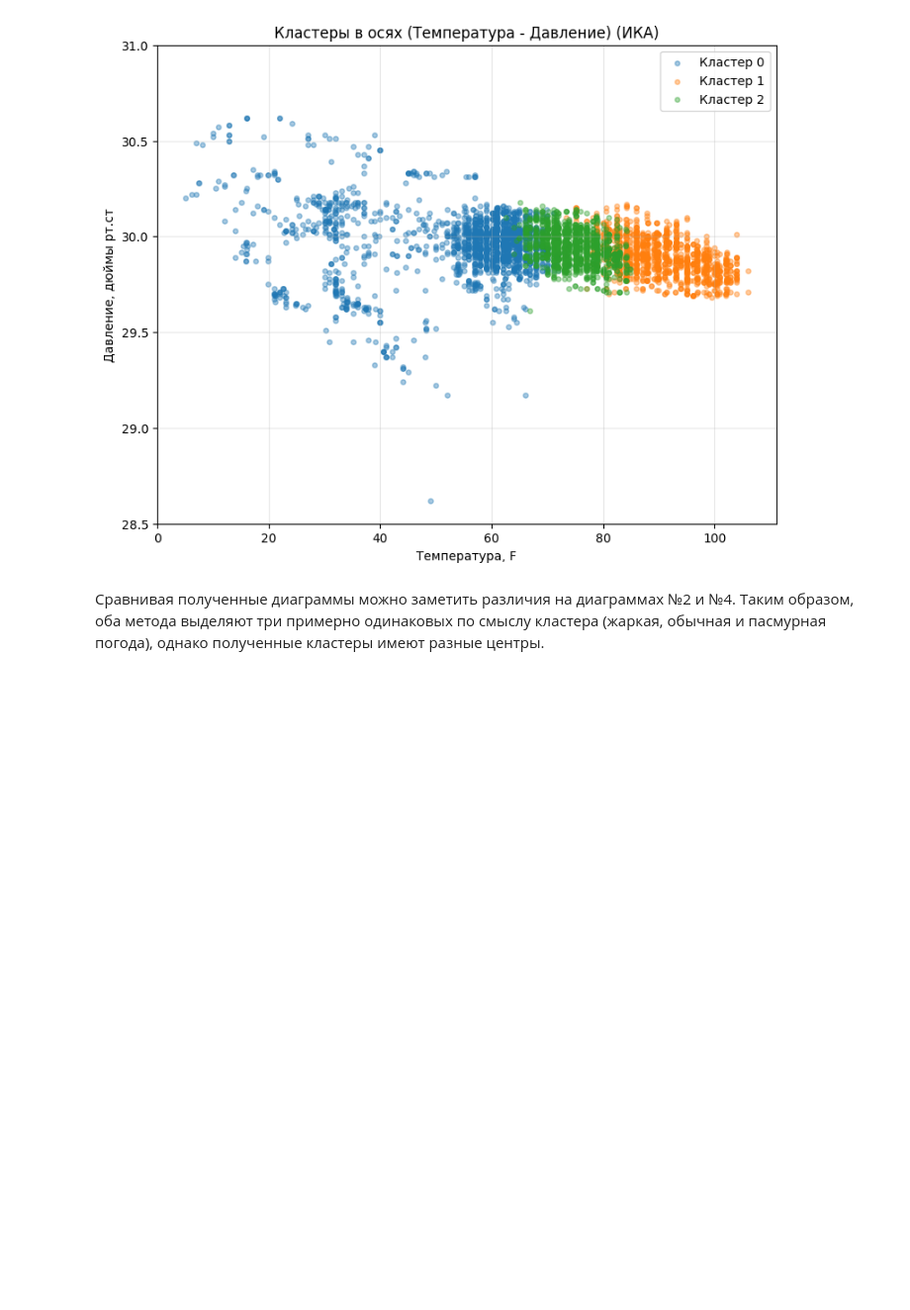
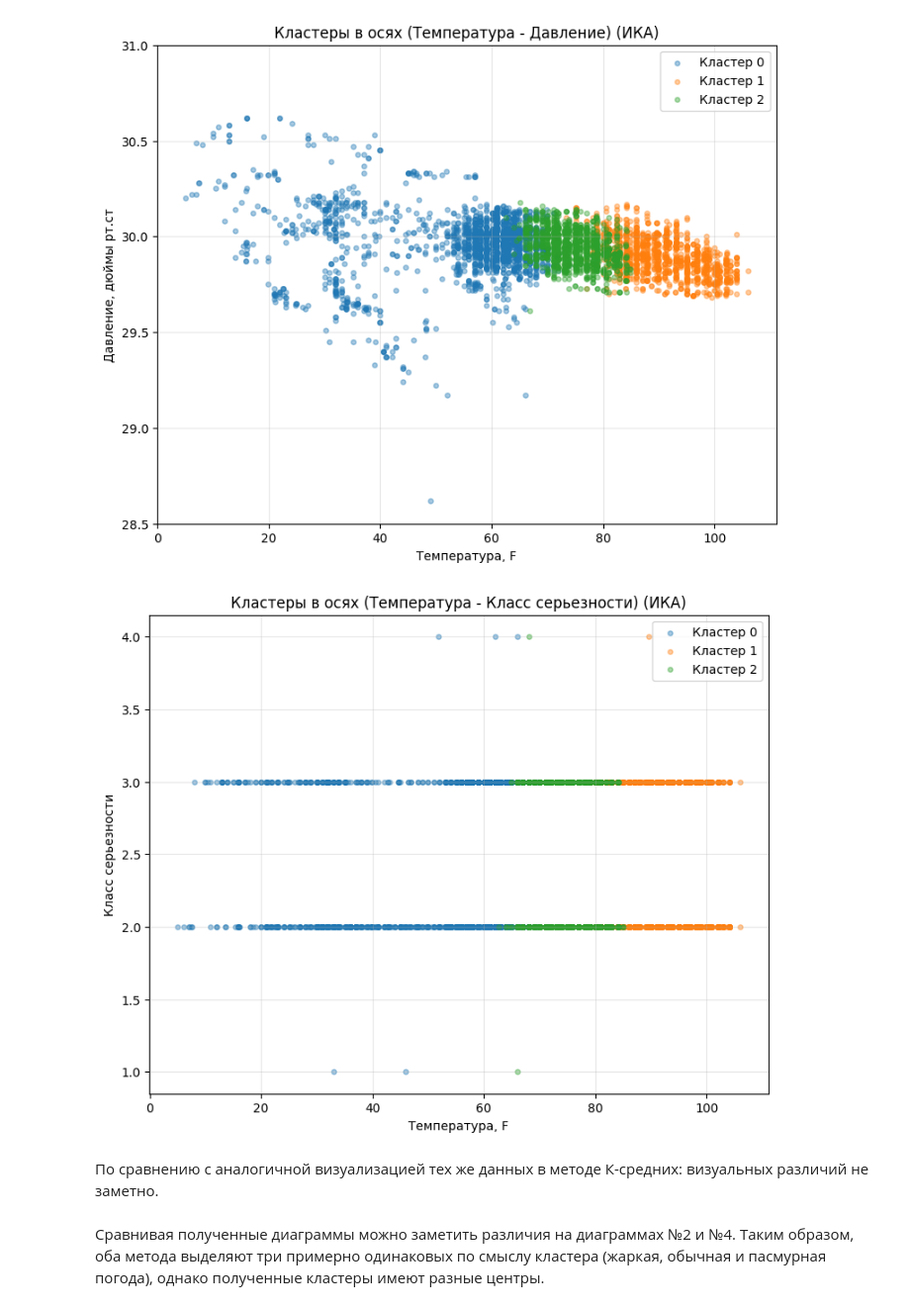
Before and after one commit to DJARTUR25/Introduction-in-Data-Science, a Jupyter notebook: Практика 6/Евсеев, №6.ipynb, the cells around one changed output. Shown at 99% size. Drawn from its saved outputs; the diff is of its cells as text; code cells hidden in the pictures; blank space fills up the shorter version.

```diff
--- a/Практика 6/Евсеев, №6.ipynb
+++ b/Практика 6/Евсеев, №6.ipynb
@@ -714,6 +824,22 @@ plt.grid(alpha=0.3)
 plt.show()
 # %% [output]
 [figure]
+# %%
+plt.figure(figsize=(9, 7))
+for c in range(num_of_clust_2a_2):
+    mask = labels_2a_2 == c
+    plt.scatter(X_2a_2.loc[mask, 'Temperature(F)'], X_2a_2.loc[mask, 'Severity'],
+                alpha=0.4, s=15, label=f'Кластер {c}')
+plt.xlabel('Температура, F')
+plt.ylabel('Класс серьезности')
+plt.title('Кластеры в осях (Температура - Класс серьезности) (ИКА)')
+plt.legend()
+plt.grid(alpha=0.3)
+plt.show()
+# %% [output]
+[figure, added]
+# %% [markdown]
+По сравнению с аналогичной визуализацией тех же данных в методе К-средних: визуальных различий не заметно.
 # %% [markdown]
 Сравнивая полученные диаграммы можно заметить различия на диаграммах №2 и №4. Таким образом, оба метода выделяют три примерно одинаковых по смыслу кластера (жаркая, обычная и пасмурная погода), однако полученные кластеры имеют разные центры.
 # %% [markdown]
```
Also changed, not shown: parts of 11 cells of this notebook.
